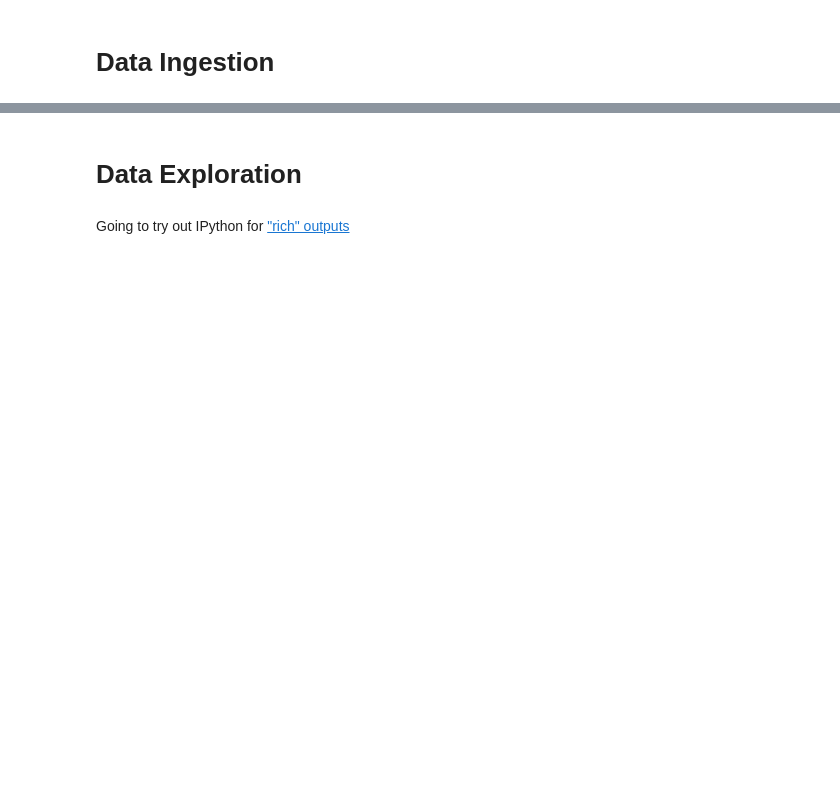
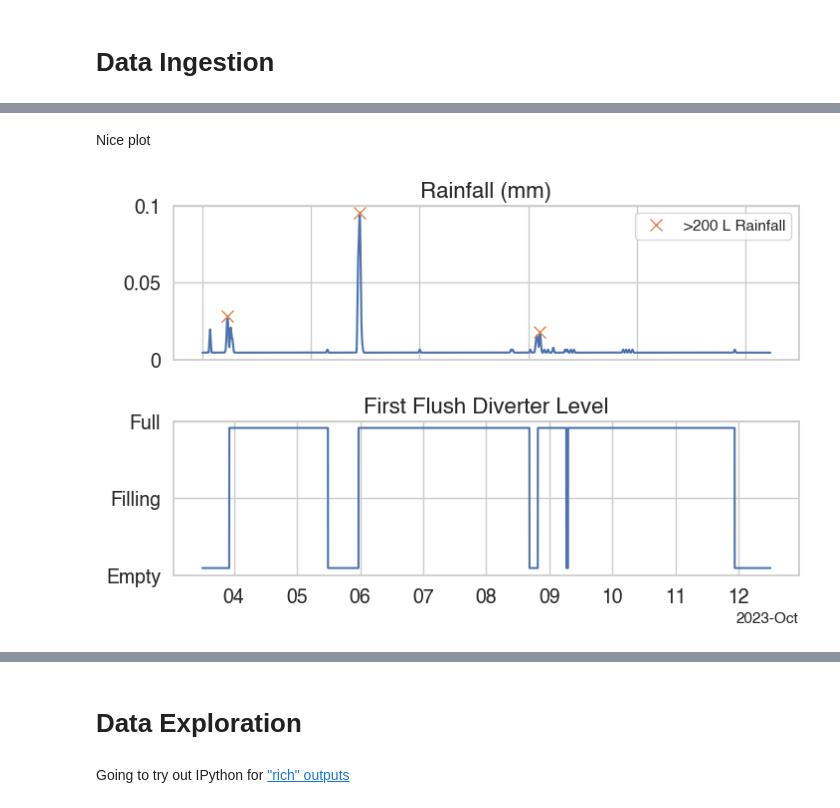
Before and after one commit to werl-mie/rainwater-harvesting-sensor, a Jupyter notebook: data-analysis.ipynb, the cells around one changed output, grey strips where cells are left out. Drawn from its saved outputs; the diff is of its cells as text; code cells hidden in the pictures; blank space fills up the shorter version.

```diff
--- a/data-analysis.ipynb
+++ b/data-analysis.ipynb
@@ -6,0 +38,14 @@ df_p1_elena = pd.read_csv('./data-cleanup/elena-may-1-kingston_clean.csv',parse_
+# %%
+cum_rain_l = 0
+
+sd = '2023-10-05-00:00'
+ed = '2023-10-06-20:00'
+
+# flag_
+
+for i, row in df_p1_elena[sd:ed].iterrows():
+    cum_rain_l += row["bucket_mm_h"]*36.2
+    # if cum_rain_l > 200:
+
+
+print(cum_rain_l)
@@ -6,0 +205,48 @@ df_p1_elena = pd.read_csv('./data-cleanup/elena-may-1-kingston_clean.csv',parse_
+# %% [markdown]
+Nice plot
+# %%
+import matplotlib.dates as mdates
+import matplotlib.ticker as ticker
+from matplotlib.category import UnitData
+
+plt.rcParams['date.converter'] = 'concise'
+plt.rcParams['font.family'] = 'helvetica'
+
+FONTSIZE_LABEL = 14
+FONTSIZE_TITLE = 16
+
+fig, axs = plt.subplots(nrows=2, ncols=1, figsize=(7,4.5), gridspec_kw={'height_ratios': [1,1]})#, sharex=True)#, layout='constrained'))#, sharex=True)#, layout='constrained')
+
+
+dummy = axs[0].plot(filtered)
+# axs[0].plot(df_p1_elena[sd:ed].bucket_mm)
+h_rainfall = axs[0].plot(rainfall_peaks, filtered[rainfall_peaks], "x", markersize=8, label='>200 L Rainfall')
+
+# for i in range(0, len(rainfall_events)):
+#     h_rainfall = axs[0].axvspan(rainfall_events.iloc[i]['lb'], rainfall_events.iloc[i]['rb'], color='orange', alpha=0.4, label=f'rainfall{i}')
+
+# axs[0].vlines(rainfall_events['rb'],0,0.1,color='red')
+# axs[0].vlines(rainfall_events['lb'],0,0.1,color='green')
+axs[0].tick_params('x',labelbottom=False)
+axs[0].tick_params('y', labelsize=FONTSIZE_LABEL)
+axs[0].set_title('Rainfall (mm)',size=FONTSIZE_TITLE)
+axs[0].yaxis.set_major_locator(ticker.LinearLocator(3))
+axs[0].set_yticklabels([0, 0.05, 0.1])
+axs[0].legend()
+# axs[0].legend(handles=[h_rainfall],labels=['>200 L Rainfall'], fontsize=14)
+
+axs[1].plot(df_p1_elena[sd:ed].index, df_p1_elena[sd:ed].tlq_level.values) #yunits=UnitData(['Empty', 'Filling', 'Full']))
+# axs[1].vlines(filling_events,0,2,color='red')
+# axs[1].vlines(emptying_events,0,2,color='orange')
+axs[1].tick_params('x', labelsize=FONTSIZE_LABEL)
+axs[1].tick_params('y', labelsize=FONTSIZE_LABEL)
+# ax1.legend(['tlq','cist'])
+axs[1].set_title('\nFirst Flush Diverter Level',size=FONTSIZE_TITLE)
+axs[1].yaxis.set_major_locator(ticker.LinearLocator(3))
+axs[1].set_yticklabels(['Empty', 'Filling', 'Full'])
+
+plt.tight_layout(pad=0.1)
+
+plt.savefig("plots/maintenance.svg")
+# %% [output]
+[figure, added]
```
Also changed, not shown: parts of 33 cells of this notebook, 13 other files.
